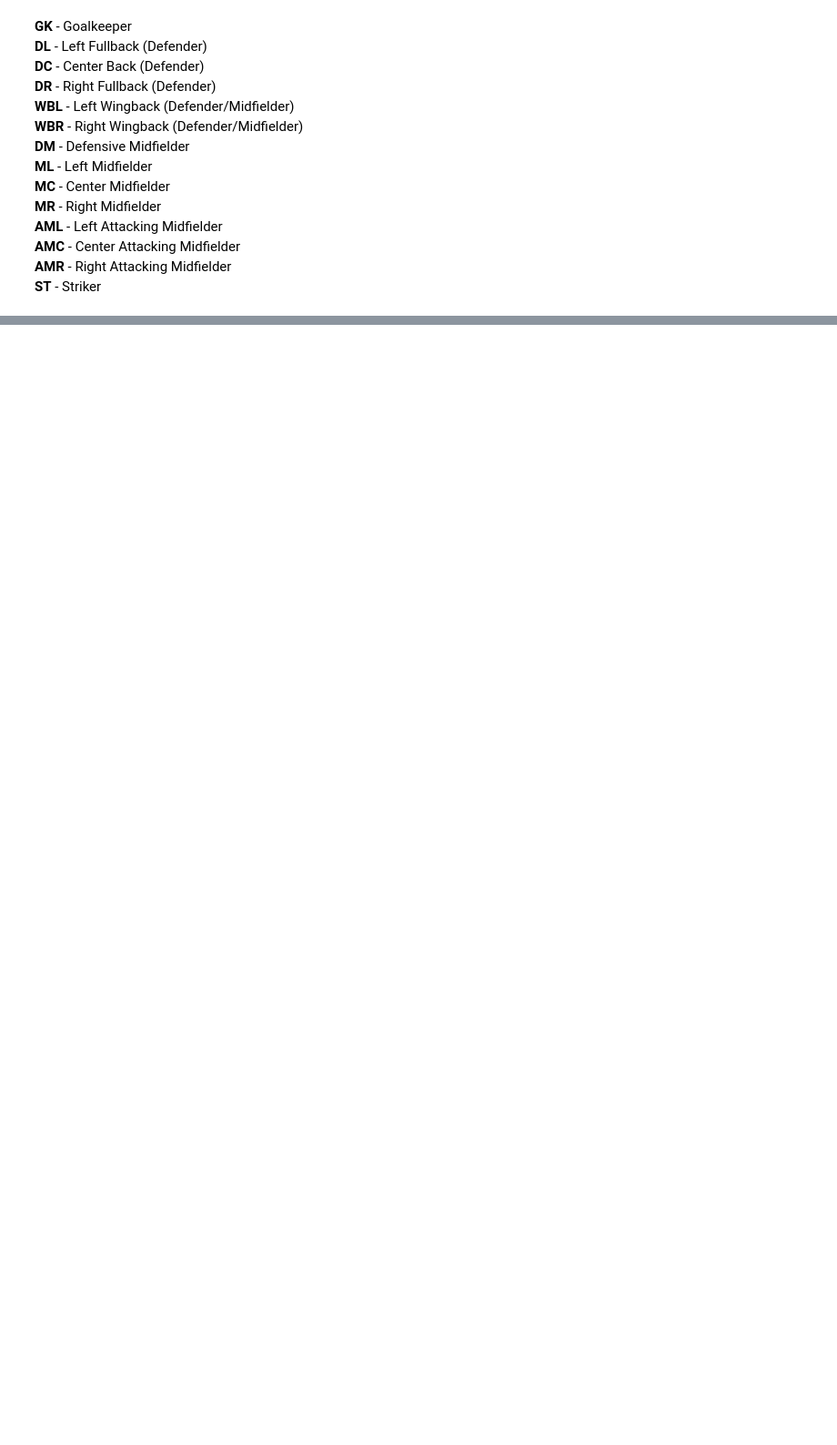
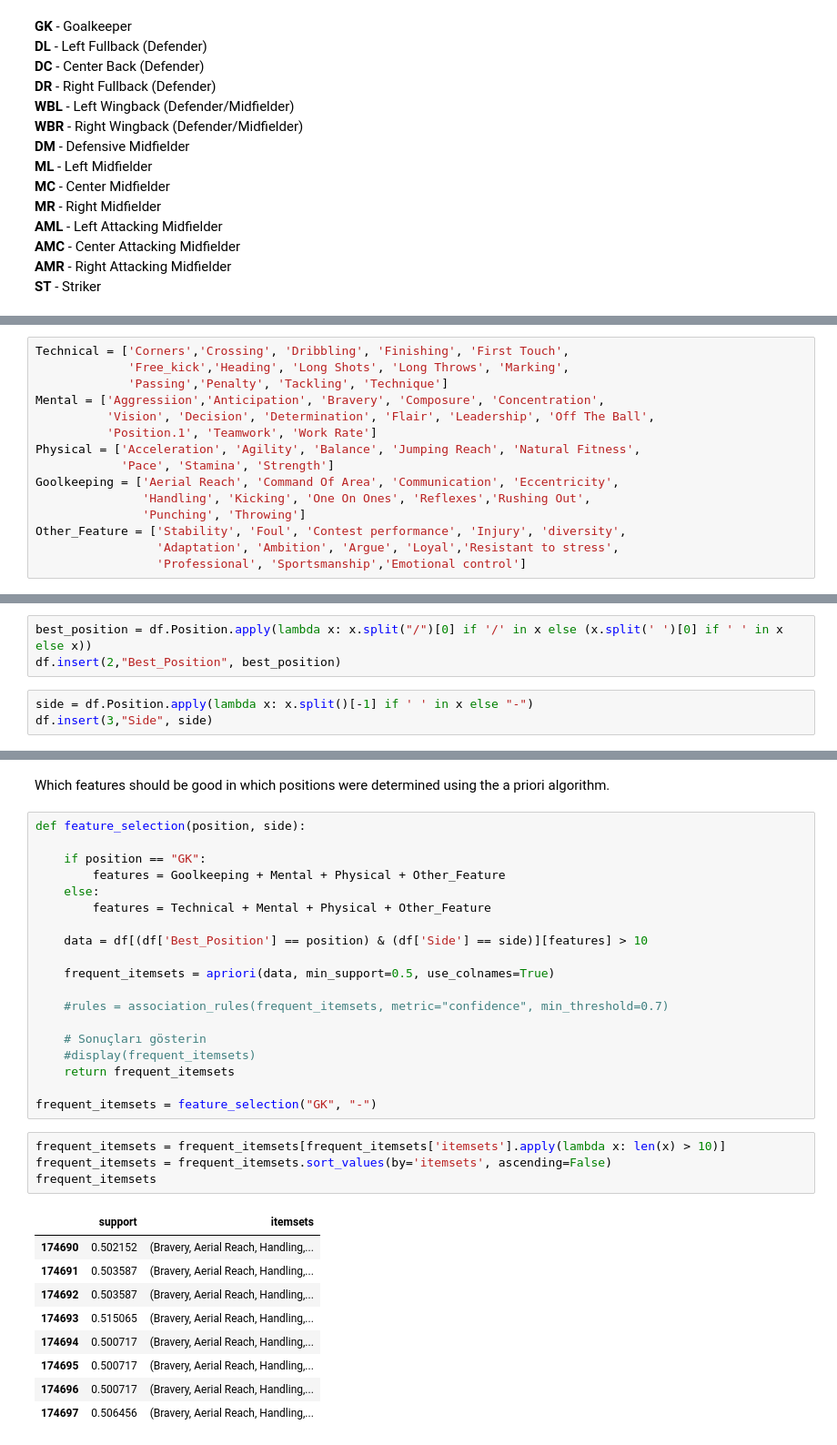
Before and after one commit to emirberk-almaci/Player-Recommendation-System, a Jupyter notebook: main.ipynb, the cells around one changed output, grey strips where cells are left out. Shown at 91% size. Saved outputs shown, nothing was run; the diff lists cells and outputs as text; blank space fills up the shorter version.

Commit message:
Apriori algorithm
Using the algorithm, it was determined which features were important for which positions.

```diff
--- a/main.ipynb
+++ b/main.ipynb
@@ -181,0 +147,15 @@ df
+# %%
+Technical = ['Corners','Crossing', 'Dribbling', 'Finishing', 'First Touch',
+             'Free_kick','Heading', 'Long Shots', 'Long Throws', 'Marking',
+             'Passing','Penalty', 'Tackling', 'Technique']
+Mental = ['Aggressiion','Anticipation', 'Bravery', 'Composure', 'Concentration',
+          'Vision', 'Decision', 'Determination', 'Flair', 'Leadership', 'Off The Ball',
+          'Position.1', 'Teamwork', 'Work Rate']
+Physical = ['Acceleration', 'Agility', 'Balance', 'Jumping Reach', 'Natural Fitness',
+            'Pace', 'Stamina', 'Strength']
+Goolkeeping = ['Aerial Reach', 'Command Of Area', 'Communication', 'Eccentricity',
+               'Handling', 'Kicking', 'One On Ones', 'Reflexes','Rushing Out',
+               'Punching', 'Throwing']
+Other_Feature = ['Stability', 'Foul', 'Contest performance', 'Injury', 'diversity',
+                 'Adaptation', 'Ambition', 'Argue', 'Loyal','Resistant to stress',
+                 'Professional', 'Sportsmanship','Emotional control']
@@ -181,0 +164,6 @@ df
+# %%
+best_position = df.Position.apply(lambda x: x.split("/")[0] if '/' in x else (x.split(' ')[0] if ' ' in x else x))
+df.insert(2,"Best_Position", best_position)
+# %%
+side = df.Position.apply(lambda x: x.split()[-1] if ' ' in x else "-")
+df.insert(3,"Side", side)
@@ -181,0 +188,35 @@ df
+# %% [markdown]
+Which features should be good in which positions were determined using the a priori algorithm.
+# %%
+def feature_selection(position, side):
+
+    if position == "GK":
+        features = Goolkeeping + Mental + Physical + Other_Feature
+    else:
+        features = Technical + Mental + Physical + Other_Feature
+
+    data = df[(df['Best_Position'] == position) & (df['Side'] == side)][features] > 10
+
+    frequent_itemsets = apriori(data, min_support=0.5, use_colnames=True)
+
+    #rules = association_rules(frequent_itemsets, metric="confidence", min_threshold=0.7)
+
+    # Sonuçları gösterin
+    #display(frequent_itemsets)
+    return frequent_itemsets
+
+frequent_itemsets = feature_selection("GK", "-")
+# %%
+frequent_itemsets = frequent_itemsets[frequent_itemsets['itemsets'].apply(lambda x: len(x) > 10)]
+frequent_itemsets = frequent_itemsets.sort_values(by='itemsets', ascending=False)
+frequent_itemsets
+# %% [output]
+|  | support | itemsets |
+| 174690 | 0.502152 | (Bravery, Aerial Reach, Handling,... |
+| 174691 | 0.503587 | (Bravery, Aerial Reach, Handling,... |
+| 174692 | 0.503587 | (Bravery, Aerial Reach, Handling,... |
+| 174693 | 0.515065 | (Bravery, Aerial Reach, Handling,... |
+| 174694 | 0.500717 | (Bravery, Aerial Reach, Handling,... |
+| 174695 | 0.500717 | (Bravery, Aerial Reach, Handling,... |
+| 174696 | 0.500717 | (Bravery, Aerial Reach, Handling,... |
+| 174697 | 0.506456 | (Bravery, Aerial Reach, Handling,... |
```
Also changed, not shown: parts of 10 cells of this notebook.
